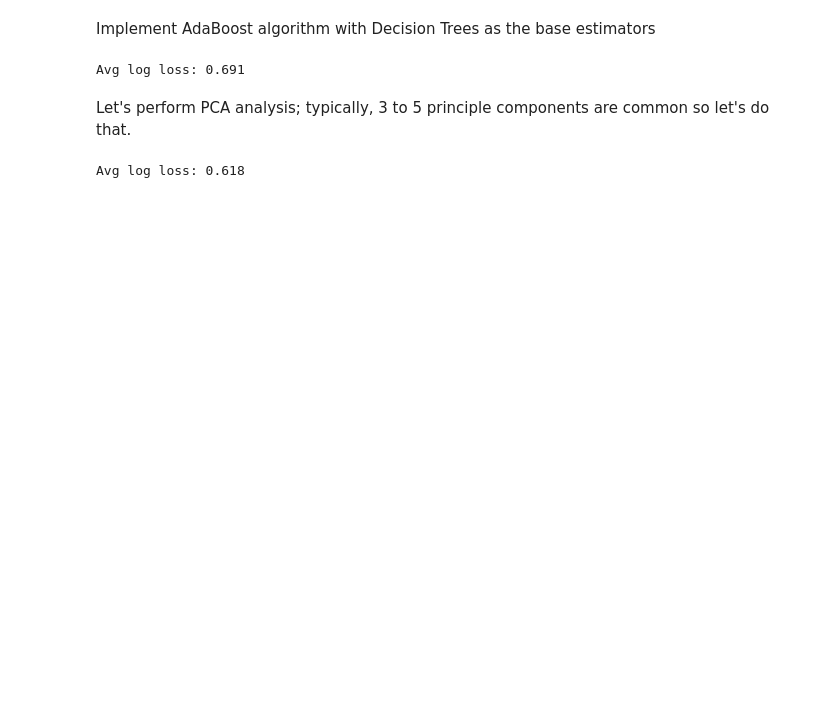
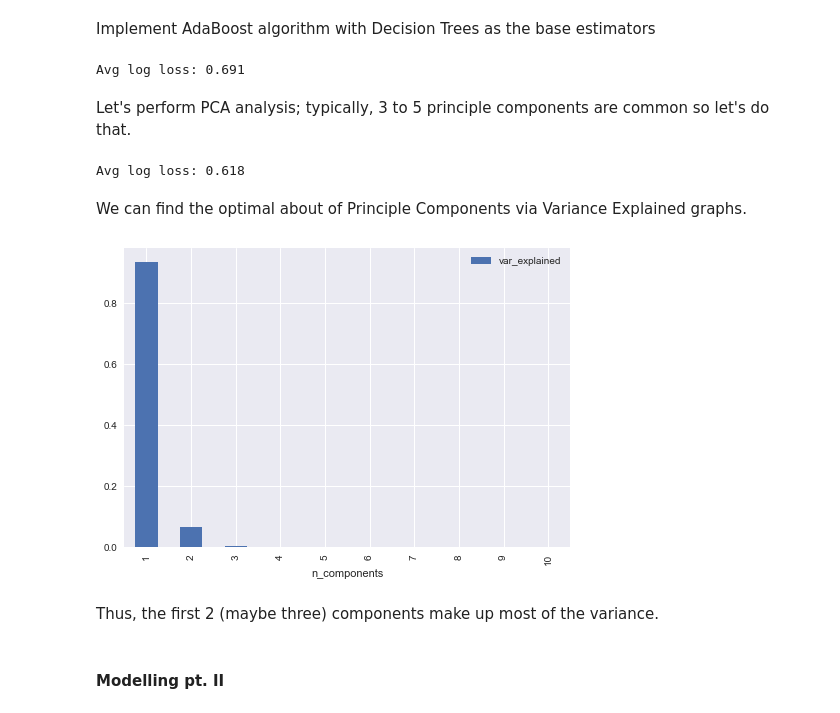
Before and after one commit to taylordye/Titanic-Analysis, a Jupyter notebook: Titanic Analysis 2.ipynb, the cells around one changed output. Cells and saved outputs as stored; diff of their text form; code cells hidden in the pictures; blank space fills up the shorter version.

```diff
--- a/Titanic Analysis 2.ipynb
+++ b/Titanic Analysis 2.ipynb
@@ -439,3 +439,29 @@ pca_logit_pipe_score = cross_val_score(estimator=pca_logit_pipeline, X=X, y=y, s
 print("Avg log loss: {:.3f}".format(-1 * np.mean(pca_logit_pipe_score)))
 # %% [output]
 Avg log loss: 0.618
+# %% [markdown]
+We can find the optimal about of Principle Components via Variance Explained graphs.
+# %%
+# Instatiate a PCA w/ None components
+pca_2 = PCA(n_components=None)
+
+# Fit_transform
+X_pca = pca_2.fit_transform(X)
+# %%
+# Find the optimal components
+var_explained = pca_2.explained_variance_ratio_
+
+# Create a dataframe from the data
+var_explained_df = pd.DataFrame(columns=['n_components', 'var_explained'],
+                                data={'n_components': list(range(1, len(X.columns)+1)),
+                                     'var_explained': sorted(var_explained, reverse=True)})
+# %%
+# Plot
+var_explained_df = var_explained_df.set_index('n_components')
+var_explained_df.plot(kind='bar');
+# %% [output]
+[figure, added]
+# %% [markdown]
+Thus, the first 2 (maybe three) components make up most of the variance.
+# %% [markdown]
+#### Modelling pt. II
```
Also changed, not shown: parts of 6 cells of this notebook.
